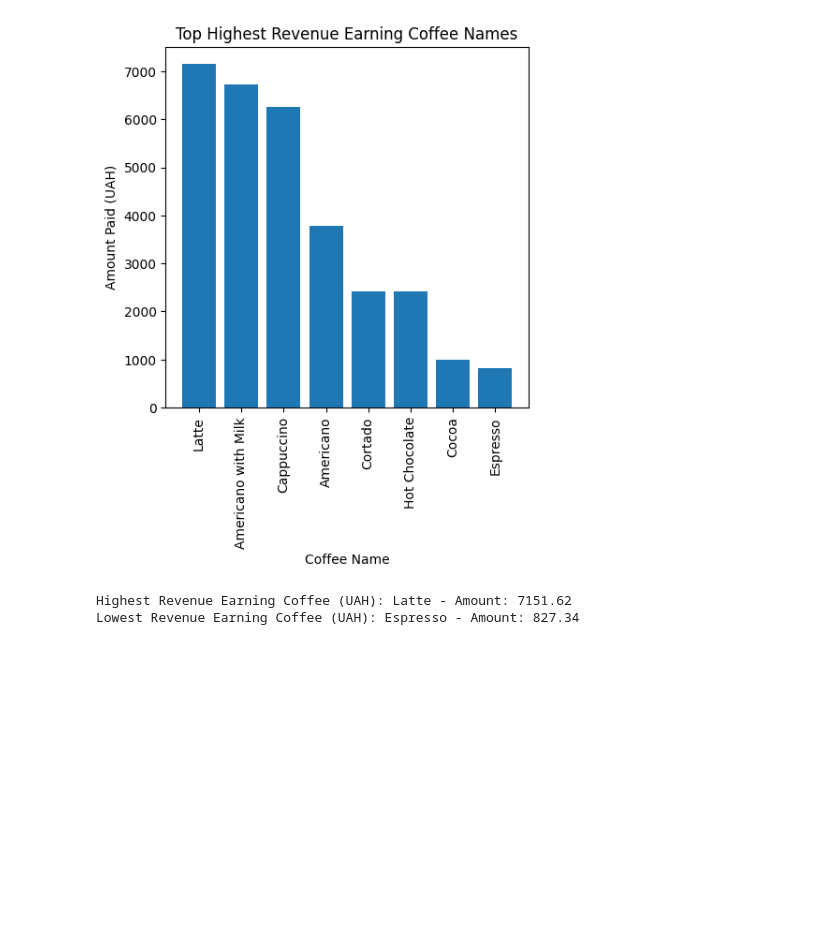
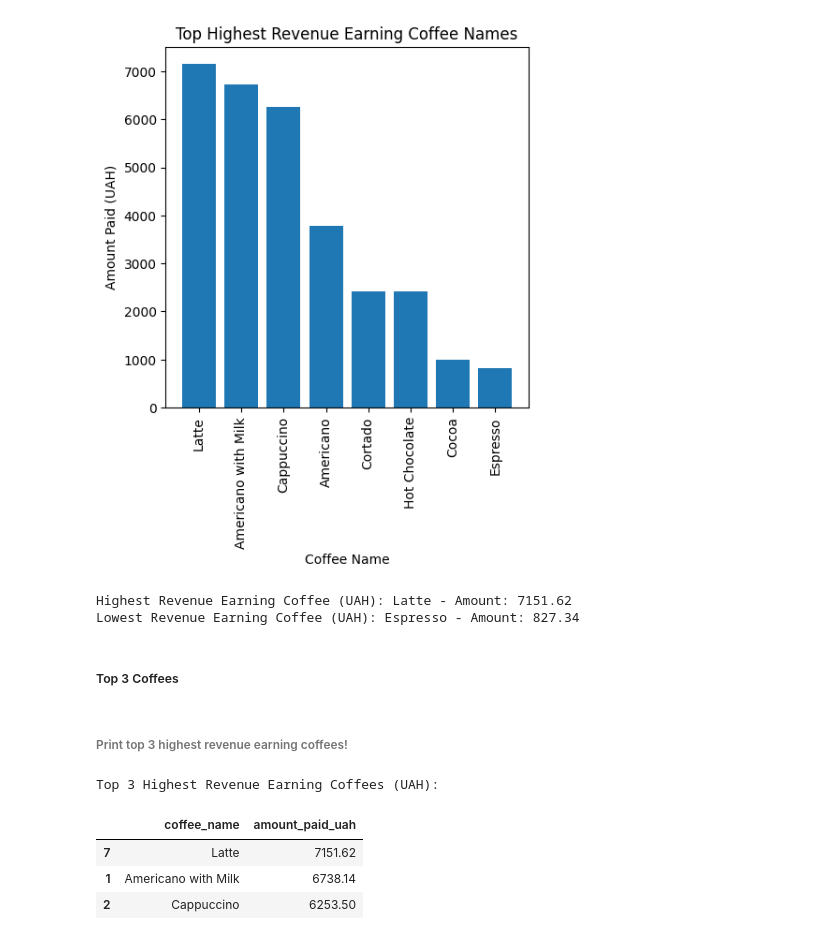
Before and after one commit to JoshuaFarara/KaggleWorld, a Jupyter notebook: notebooks/coffee_sales_analyisis.ipynb, the cells around one changed output. Cells and saved outputs as stored; diff of their text form; code cells hidden in the pictures; blank space fills up the shorter version.

```diff
--- a/notebooks/coffee_sales_analyisis.ipynb
+++ b/notebooks/coffee_sales_analyisis.ipynb
@@ -459,3 +474,17 @@ print(f"Lowest Revenue Earning Coffee (UAH): {lowest_revenue_coffee['coffee_name
 # %% [output]
 Highest Revenue Earning Coffee (UAH): Latte - Amount: 7151.62
 Lowest Revenue Earning Coffee (UAH): Espresso - Amount: 827.34
+# %% [markdown]
+##### Top 3 Coffees
+# %% [markdown]
+###### Print top 3 highest revenue earning coffees!
+# %%
+top_3_revenue_coffees = total_revenue_sorted.head(3)
+print("Top 3 Highest Revenue Earning Coffees (UAH):")
+top_3_revenue_coffees
+# %% [output]
+Top 3 Highest Revenue Earning Coffees (UAH):
+|  | coffee_name | amount_paid_uah |
+| 7 | Latte | 7151.62 |
+| 1 | Americano with Milk | 6738.14 |
+| 2 | Cappuccino | 6253.50 |
```
Also changed, not shown: parts of 2 cells of this notebook, 1 other file.
